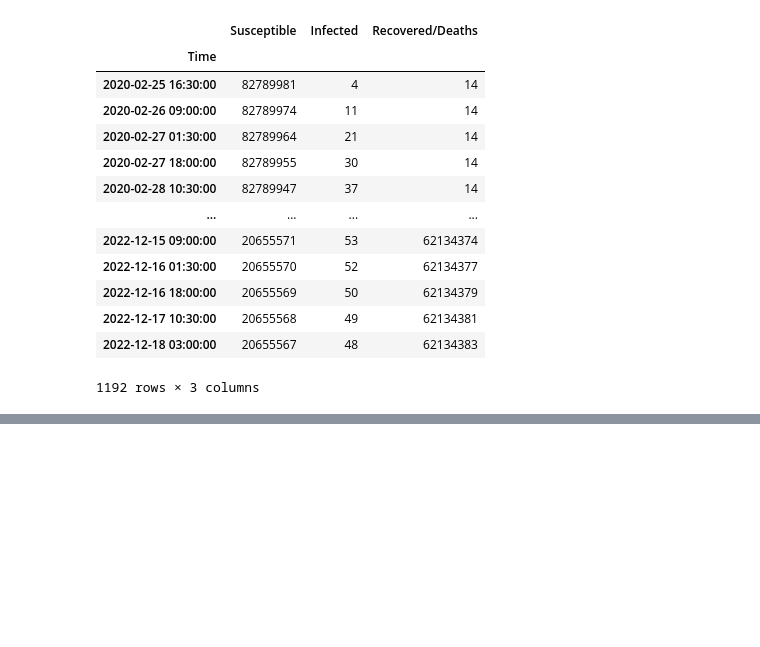
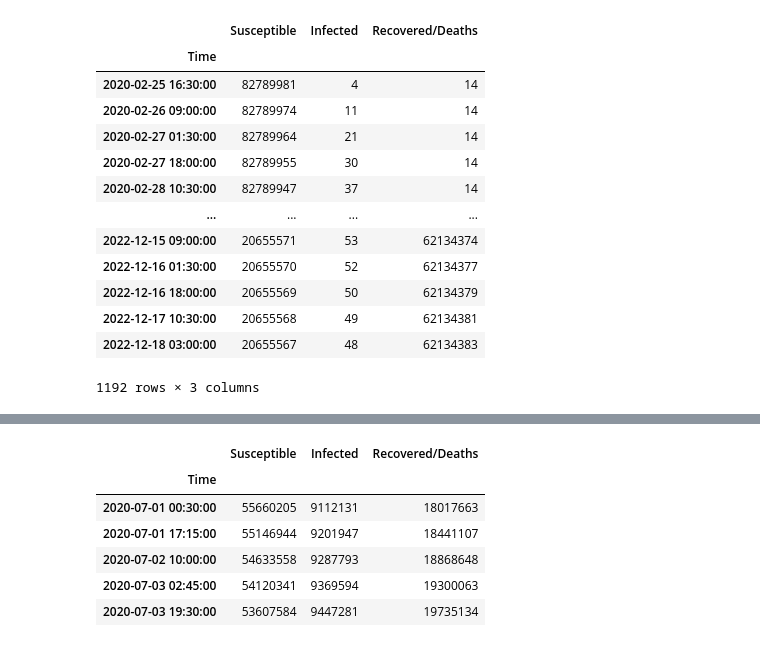
Before and after one commit to Fudalinm/EpidemicSpreadModels, a Jupyter notebook: notebooks/Germany.ipynb, the cells around one changed output, grey strips where cells are left out. Cells and saved outputs as stored; diff of their text form; code cells hidden in the pictures; blank space fills up the shorter version.

```diff
--- a/notebooks/Germany.ipynb
+++ b/notebooks/Germany.ipynb
@@ -199,0 +204,10 @@ ger_scenario.predict(days=1000)
+# %%
+df.loc['2020-07-01':'2020-07-30'].head()
+# %% [output]
+|  | Susceptible | Infected | Recovered/Deaths |
+| Time |  |  |  |
+| 2020-07-01 00:30:00 | 55660205 | 9112131 | 18017663 |
+| 2020-07-01 17:15:00 | 55146944 | 9201947 | 18441107 |
+| 2020-07-02 10:00:00 | 54633558 | 9287793 | 18868648 |
+| 2020-07-03 02:45:00 | 54120341 | 9369594 | 19300063 |
+| 2020-07-03 19:30:00 | 53607584 | 9447281 | 19735134 |
```
Also changed, not shown: parts of 1 cell of this notebook.
